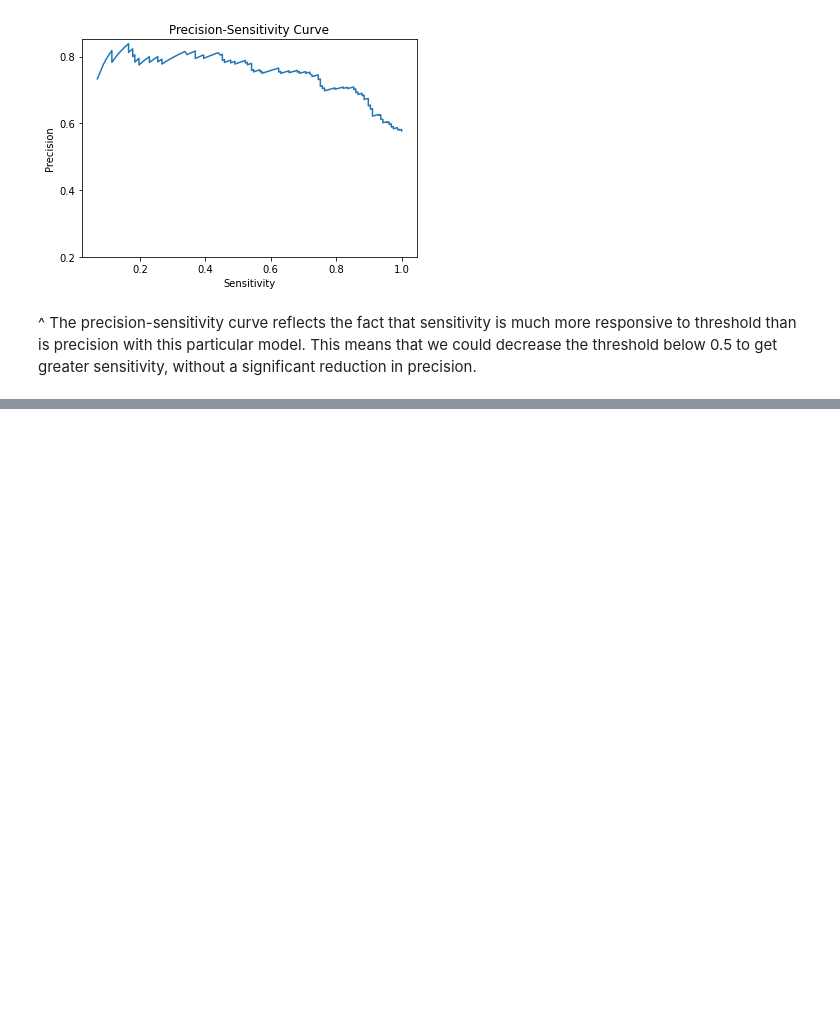
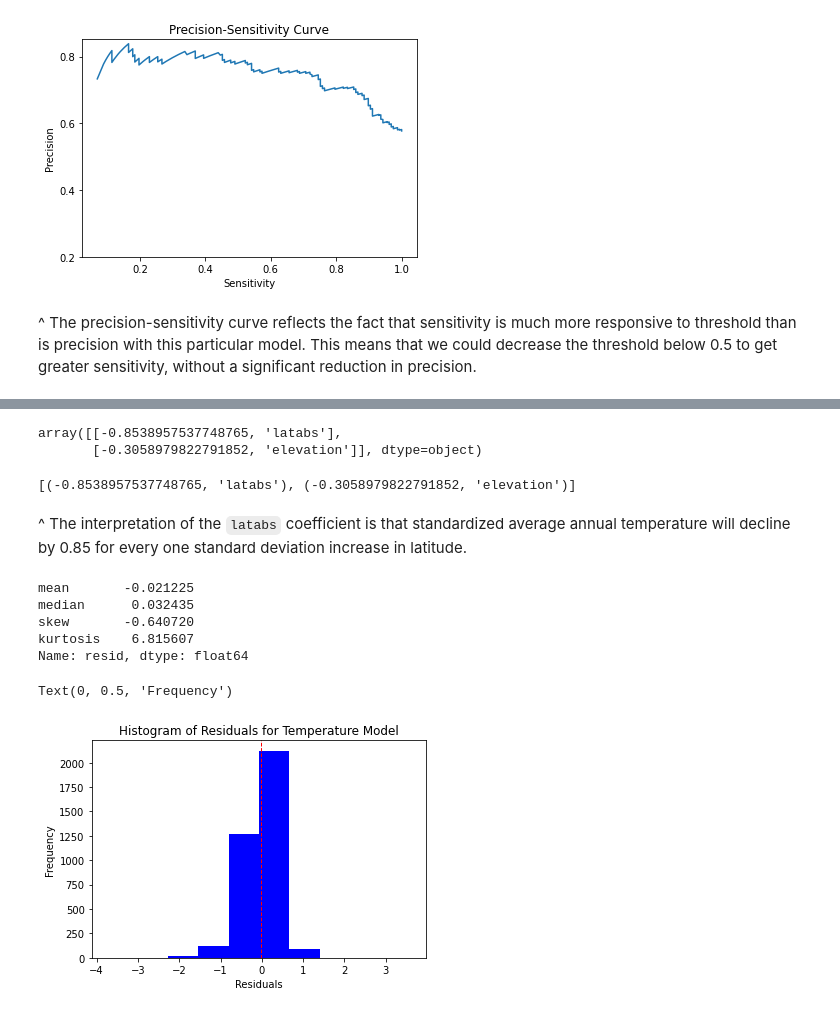
Before and after one commit to alextanhongpin/data-cleaning-and-exploration-with-machine-learning, a Jupyter notebook: 06-preparing_for_model_evaluation.ipynb, the cells around one changed output, grey strips where cells are left out. Saved outputs shown, nothing was run; the diff lists cells and outputs as text; code cells hidden in the pictures; blank space fills up the shorter version.

```diff
--- a/06-preparing_for_model_evaluation.ipynb
+++ b/06-preparing_for_model_evaluation.ipynb
@@ -394,0 +502,61 @@ plt.yticks(np.arange(0.2, 0.9, 0.2))
+# %%
+land_temps = load_landtemps2019avgs()
+feature_cols = ["latabs", "elevation"]
+
+X_train, X_test, y_train, y_test = train_test_split(
+    land_temps[feature_cols], land_temps[["avgtemp"]], test_size=0.3, random_state=0
+)
+# %%
+scaler = StandardScaler()
+scaler.fit(X_train)
+
+X_train = pd.DataFrame(
+    scaler.transform(X_train), columns=feature_cols, index=X_train.index
+)
+X_test = pd.DataFrame(
+    scaler.transform(X_test), columns=feature_cols, index=X_test.index
+)
+
+scaler.fit(y_train)
+y_train = pd.DataFrame(
+    scaler.transform(y_train), columns=["avgtemp"], index=y_train.index
+)
+y_test = pd.DataFrame(scaler.transform(y_test), columns=["avgtemp"], index=y_test.index)
+# %%
+lr = LinearRegression()
+lr.fit(X_train, y_train)
+np.column_stack((lr.coef_.ravel(), X_test.columns.values))
+# %% [output]
+array([[-0.8538957537748765, 'latabs'],
+       [-0.3058979822791852, 'elevation']], dtype=object)
+# %%
+list(zip(lr.coef_.ravel(), X_test.columns))
+# %% [output]
+[(-0.8538957537748765, 'latabs'), (-0.3058979822791852, 'elevation')]
+# %% [markdown]
+^ The interpretation of the `latabs` coefficient is that standardized average annual temperature will decline by 0.85 for every one standard deviation increase in latitude.
+# %%
+y_pred = lr.predict(X_test)
+pred_df = (
+    pd.DataFrame(y_pred, columns=["prediction"], index=X_test.index)
+    .join(X_test)
+    .join(y_test)
+)
+pred_df["resid"] = pred_df.avgtemp - pred_df.prediction
+# %%
+pred_df.resid.agg(["mean", "median", "skew", "kurtosis"])
+# %% [output]
+mean       -0.021225
+median      0.032435
+skew       -0.640720
+kurtosis    6.815607
+Name: resid, dtype: float64
+# %%
+plt.hist(pred_df.resid, color="blue")
+plt.axvline(pred_df.resid.mean(), color="red", linestyle="dashed", linewidth=1)
+plt.title("Histogram of Residuals for Temperature Model")
+plt.xlabel("Residuals")
+plt.ylabel("Frequency")
+# %% [output]
+Text(0, 0.5, 'Frequency')
+[figure, added]
```
Also changed, not shown: parts of 28 cells of this notebook, 2 other files.
